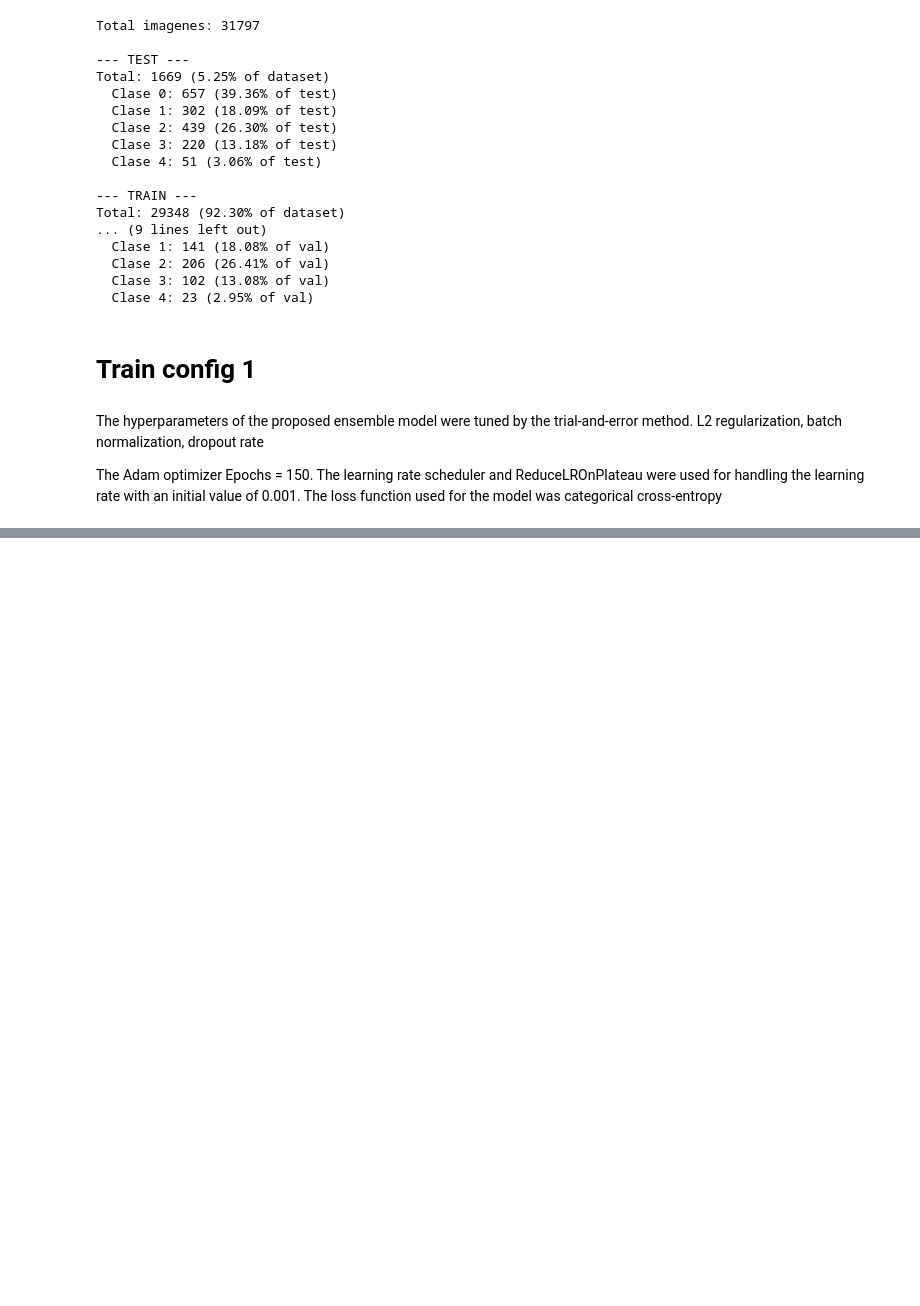
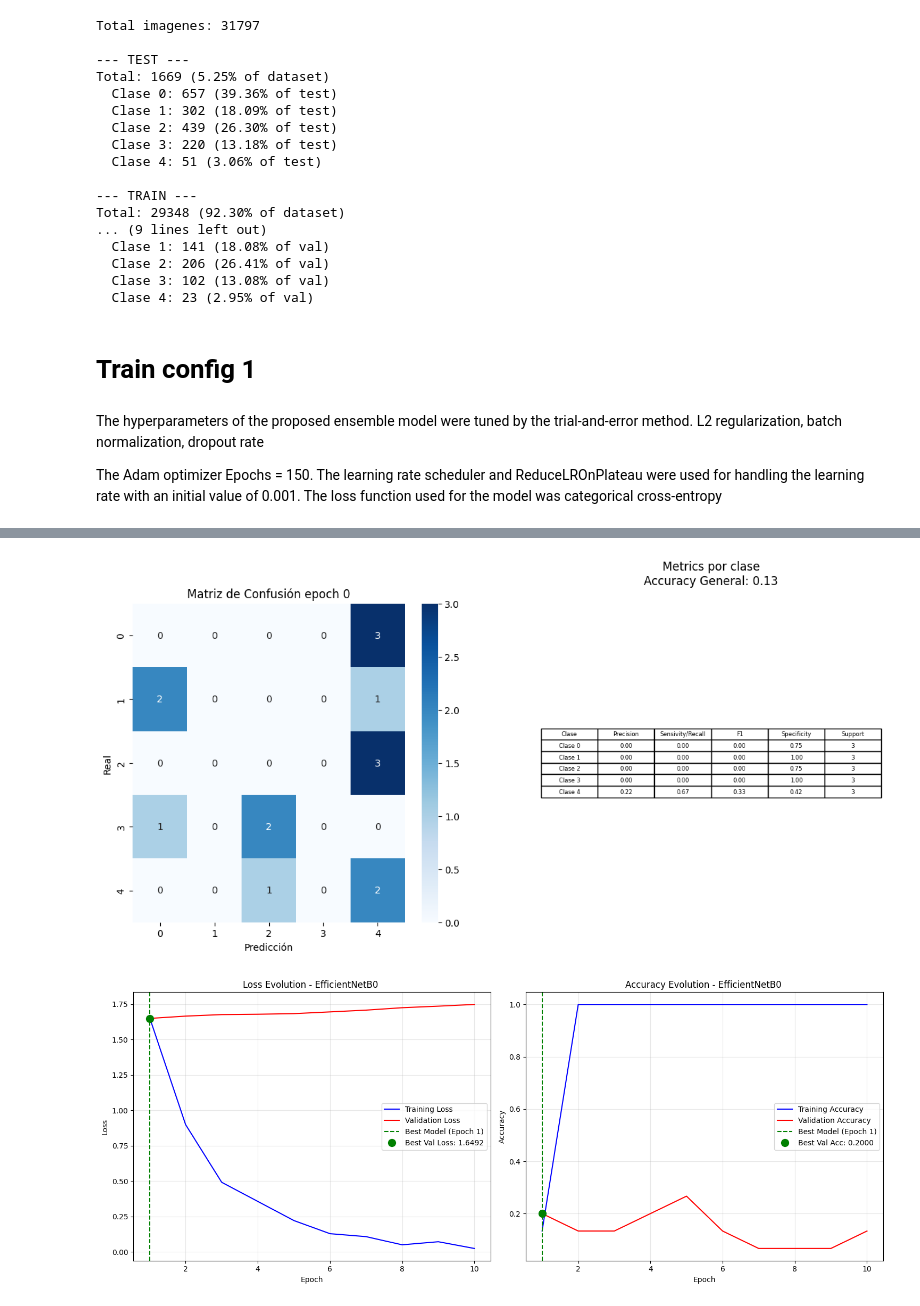
Before and after one commit to Tempus23/Radiography_TFG, a Jupyter notebook: Capitulo3.ipynb, the cells around one changed output, grey strips where cells are left out. Saved outputs shown, nothing was run; the diff lists cells and outputs as text; code cells hidden in the pictures; blank space fills up the shorter version.

```diff
--- a/Capitulo3.ipynb
+++ b/Capitulo3.ipynb
@@ -955,19 +563,19 @@ def test_model(model, test_loader, trainer, device, wdb=False):
 # %%
-import os
-from torch.utils.data import DataLoader, Dataset
-from torchvision import transforms
-import matplotlib.pyplot as plt
-BATCH_SIZE = 128
+BATCH_SIZE = 40
 LEARNING_RATE = 0.001
 FACTOR = 0.1
-L1 = 0.00
-L2 = 0.0001
-PATIENCE = 5
+L1 = 0
+L2 = 0.001
+PATIENCE = 8
 BETAS=(0.9, 0.999)
-DATASET_PATH = '/kaggle/input/aug-oai-capitulo3/augmented_oai'
+LOCAL = True
+# Regularización L1 y L2
 device = torch.device("cuda" if torch.cuda.is_available() else "cpu")
-train_dataset = DatasetExperiment1('train', batch_size=BATCH_SIZE, local=False, path = DATASET_PATH)
-val_dataset = DatasetExperiment1('val', batch_size=BATCH_SIZE, local=False, path = DATASET_PATH)
-
-model = ResNet50Model(num_classes=len(train_dataset.classes), dropout_rate=0)
-trainer = Classification(model, device, L1=L1, L2=L2, lr=LEARNING_RATE, patience=PATIENCE, factor=FACTOR, betas=BETAS)
+# wandb 254f72e7bdeec44797ba1b2a91ebbc63900b89f4
+DATASET_PATH = 'dataset/experimento1/augmented_oai'
+train_dataset = DatasetExperiment1('train', batch_size=BATCH_SIZE, local=LOCAL,grey=False, path = DATASET_PATH)
+val_dataset = DatasetExperiment1('val', batch_size=BATCH_SIZE, local=LOCAL, grey=False, path = DATASET_PATH)
+#model =ResNet18_v2(n_classes = 5)
+model = EfficientNetB0(num_classes = 5)
+device = torch.device("cuda" if torch.cuda.is_available() else "cpu")
+trainer = ClassificationAdamax(model, device, L1=L1, L2=L2, lr=LEARNING_RATE, factor=FACTOR, patience=PATIENCE, betas=BETAS)
@@ -982,4 +585,0 @@ True
-# %%
-# Primera prueba para ver el entrenamiento
-# He probado antes en local para ver como alcanzaba un 100% de acc y 0.001 de loss con pocos datos
-train_model(model, trainer, train_dataset, val_dataset, epochs=40, device=device, save_model = "experimento1.1", name="Experimento1", wdb=True, local=False)
@@ -1030,0 +586,3 @@ View run at https://wandb.ai/chermar-universitat-polit-cnica-de-val-ncia/oai-kne
+# %%
+train_model(model, trainer, train_dataset, val_dataset, epochs=10, device=device, save_model = "experimento1.2", name="", wdb=not LOCAL, local=False, early_stopping_patience=12)
+# %% [output]
@@ -1030,0 +591,2 @@ View run at https://wandb.ai/chermar-universitat-polit-cnica-de-val-ncia/oai-kne
+[figure, added]
+[figure, added]
```
Also changed, not shown: parts of 11 cells of this notebook, 3 other files.
